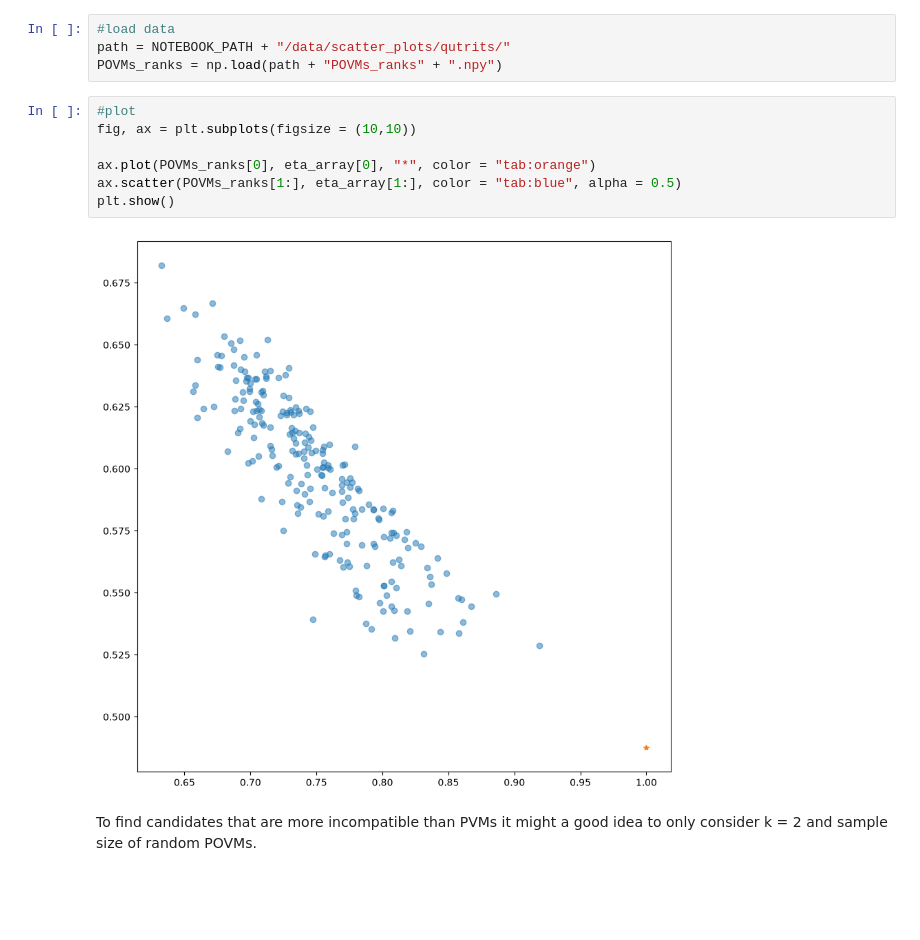
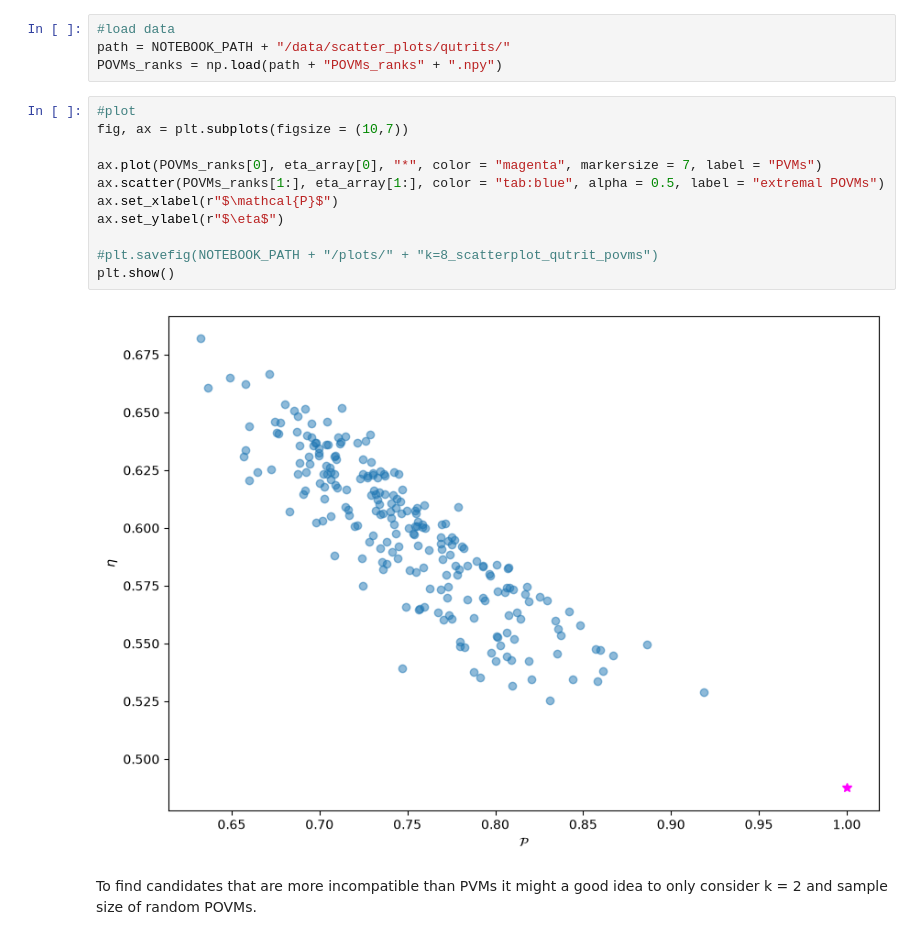
Before and after one commit to JSchuemann-physics/Bose-symmetric-extensions-of-multimeters, a Jupyter notebook: BSE for publishing.ipynb, the cells around one changed output. Saved outputs shown, nothing was run; the diff lists cells and outputs as text; blank space fills up the shorter version.

```diff
--- a/BSE for publishing.ipynb
+++ b/BSE for publishing.ipynb
@@ -1251,13 +1313,17 @@ path = NOTEBOOK_PATH + "/data/scatter_plots/qutrits/"
 POVMs_ranks = np.load(path + "POVMs_ranks" + ".npy")
 # %%
 #plot
-fig, ax = plt.subplots(figsize = (10,10))
+fig, ax = plt.subplots(figsize = (10,7))
 
-ax.plot(POVMs_ranks[0], eta_array[0], "*", color = "tab:orange")
-ax.scatter(POVMs_ranks[1:], eta_array[1:], color = "tab:blue", alpha = 0.5)
+ax.plot(POVMs_ranks[0], eta_array[0], "*", color = "magenta", markersize = 7, label = "PVMs")
+ax.scatter(POVMs_ranks[1:], eta_array[1:], color = "tab:blue", alpha = 0.5, label = "extremal POVMs")
+ax.set_xlabel(r"$\mathcal{P}$")
+ax.set_ylabel(r"$\eta$")
+
+#plt.savefig(NOTEBOOK_PATH + "/plots/" + "k=8_scatterplot_qutrit_povms")
 plt.show()
 # %% [output]
-[figure, old version]
+[figure, new version]
 # %% [markdown]
 To find candidates that are more incompatible than PVMs it might a good idea to only consider k = 2 and sample size of random POVMs.
 # %%
```
Also changed, not shown: parts of 13 cells of this notebook, 15 other files.
